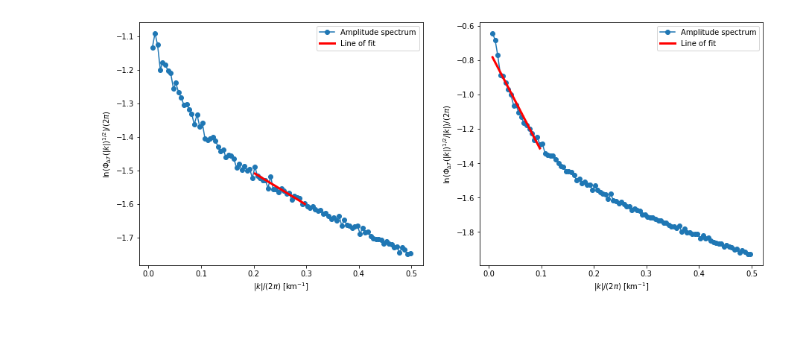
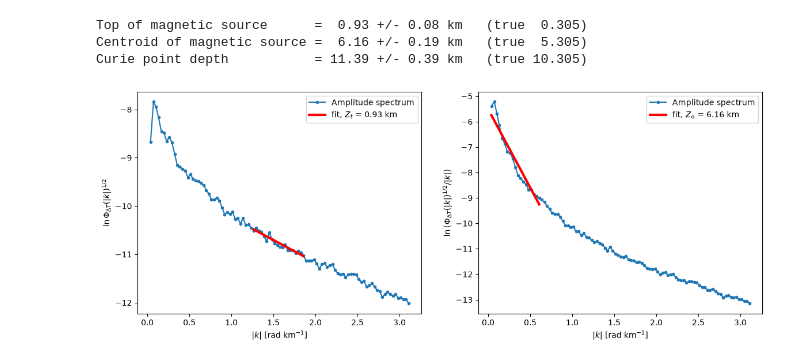
Before and after one commit to brmather/pycurious, a Jupyter notebook: Examples/Notebooks/Tanaka/Ex2-Compute-Curie-depth.ipynb, the cells around one changed output. Saved outputs shown, nothing was run; the diff lists cells and outputs as text; code cells hidden in the pictures; blank space fills up the shorter version.

```diff
--- a/Examples/Notebooks/Tanaka/Ex2-Compute-Curie-depth.ipynb
+++ b/Examples/Notebooks/Tanaka/Ex2-Compute-Curie-depth.ipynb
@@ -121,0 +115,5 @@ CPD estimate = 10.83, stdev = 5.07 km
+# %%
+zt_range = (1.257, 1.885)
+z0_range = (0.0, 0.628)
+
+diagnostics = grid.check_bands(k, zt_range, z0_range, thickness=10.0)
@@ -122,36 +132,36 @@ CPD estimate = 10.83, stdev = 5.07 km
+# %%
+zt, z0, zt_int, z0_int, sigma_zt, sigma_z0 = grid.optimise(
+    window_size, xpt, ypt, zt_range, z0_range, taper=np.hanning)
+
+CPD, sigma_CPD = grid.calculate_CPD(zt, z0, sigma_zt, sigma_z0)
+
+print("Top of magnetic source      = {:5.2f} +/- {:.2f} km   (true  0.305)".format(zt, sigma_zt))
+print("Centroid of magnetic source = {:5.2f} +/- {:.2f} km   (true  5.305)".format(z0, sigma_z0))
+print("Curie point depth           = {:5.2f} +/- {:.2f} km   (true 10.305)".format(CPD, sigma_CPD))
+# %% [output]
+Top of magnetic source      =  0.93 +/- 0.08 km   (true  0.305)
+Centroid of magnetic source =  6.16 +/- 0.19 km   (true  5.305)
+Curie point depth           = 11.39 +/- 0.39 km   (true 10.305)
 # %%
-# Plot of amplitude spectrum, as function of spatial frequency
+mask_zt = np.logical_and(k >= zt_range[0], k <= zt_range[1])
+mask_z0 = np.logical_and(k >= z0_range[0], k <= z0_range[1])
 
-def linear_func(x, a, b):
-    return x*a + b
+fig, (ax1, ax2) = plt.subplots(1, 2, figsize=(14,5))
 
-# scale k and Phi by 2*pi
-k_scaled = k/(2*np.pi)
-Phi_scaled = Phi/(2*np.pi)
-Phi_n_scaled = Phi_n/(2*np.pi)
+ax1.plot(k, Phi, '-o', markersize=3, label='Amplitude spectrum')
+ax1.plot(k[mask_zt], -zt*k[mask_zt] + zt_int, 'r-', linewidth=3,
+         label=r'fit, $Z_t$ = {:.2f} km'.format(zt))
+ax1.set_xlabel(r'$|k|$ [rad km$^{-1}$]')
+ax1.set_ylabel(r'$\ln \Phi_{\Delta T}(|k|)^{1/2}$')
+ax1.legend()
 
-# mask ranges of amplitude spectrum
-mask_zt = np.logical_and(k_scaled >= zt_min, k_scaled <= zt_max)
-mask_z0 = np.logical_and(k_scaled >= z0_min, k_scaled <= z0_max)
+ax2.plot(k, Phi_n, '-o', markersize=3, label='Amplitude spectrum')
+ax2.plot(k[mask_z0], -z0*k[mask_z0] + z0_int, 'r-', linewidth=3,
+         label=r'fit, $Z_o$ = {:.2f} km'.format(z0))
+ax2.set_xlabel(r'$|k|$ [rad km$^{-1}$]')
+ax2.set_ylabel(r'$\ln \left(\Phi_{\Delta T}(|k|)^{1/2}/|k|\right)$')
+ax2.legend()
 
-zt_offset = Phi_scaled[mask_zt].mean()
-z0_offset = Phi_n_scaled[mask_z0].mean()
-
-
-fig, (ax1, ax2) = plt.subplots(1,2, figsize=(15,6),)
-
-ax1.plot(k_scaled, Phi_scaled, '-o', label='Amplitude spectrum')
-ax1.plot(k_scaled[mask_zt], linear_func(k_scaled[mask_zt], zt, zt_int), 'r-', linewidth=3, label='Line of fit')
-ax1.legend()
-ax1.set_xlabel(r'$|k|/(2\pi)$ [km$^{-1}$]')
-ax1.set_ylabel(r'$\ln(\Phi_{\Delta T}(|k|)^{1/2})/(2\pi)$')
-
-
-ax2.plot(k_scaled, Phi_n_scaled, '-o', label='Amplitude spectrum')
-ax2.plot(k_scaled[mask_z0], linear_func(k_scaled[mask_z0], z0, z0_int), 'r-', linewidth=3, label='Line of fit')
-ax2.legend()
-ax2.set_xlabel(r'$|k|/(2\pi)$ [km$^{-1}$]')
-ax2.set_ylabel(r'$\ln(\Phi_{\Delta T}(|k|)^{1/2}/|k|)/(2\pi)$')
 plt.show()
 # %% [output]
-[figure, old version]
+[figure, new version]
```
Also changed, not shown: parts of 20 cells of this notebook, 6 other files.
